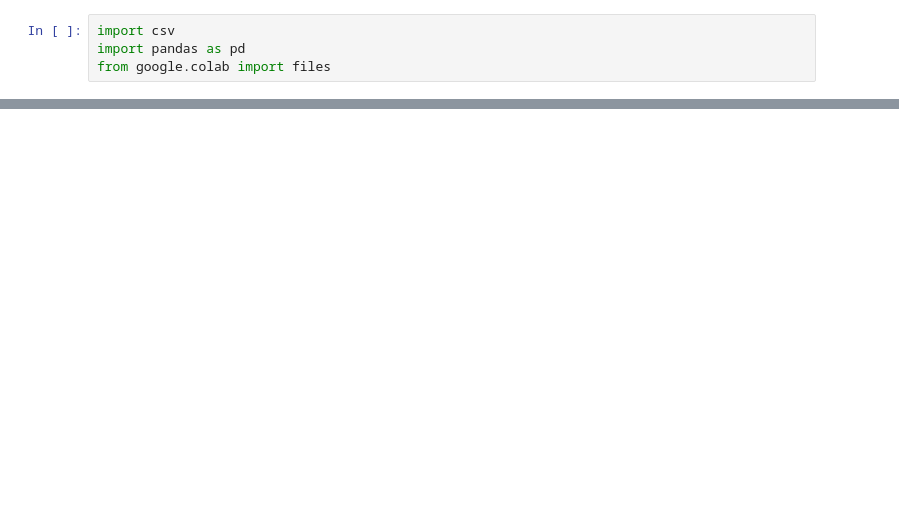
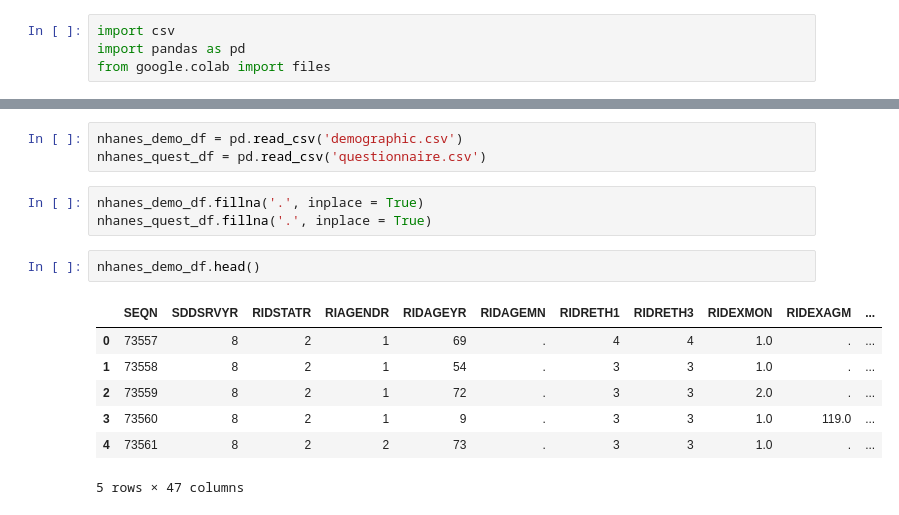
Before and after one commit to katharinebloeser/Assignment-Week-1, a Jupyter notebook: Project_4_Data_Cleaning.ipynb, the cells around one changed output, grey strips where cells are left out. Cells and saved outputs as stored; diff of their text form; blank space fills up the shorter version.

```diff
--- a/Project_4_Data_Cleaning.ipynb
+++ b/Project_4_Data_Cleaning.ipynb
@@ -12,0 +14,16 @@ Saving questionnaire.csv to questionnaire.csv
+# %%
+nhanes_demo_df = pd.read_csv('demographic.csv')
+nhanes_quest_df = pd.read_csv('questionnaire.csv')
+# %%
+nhanes_demo_df.fillna('.', inplace = True)
+nhanes_quest_df.fillna('.', inplace = True)
+# %%
+nhanes_demo_df.head()
+# %% [output]
+|  | SEQN | SDDSRVYR | RIDSTATR | RIAGENDR | RIDAGEYR | RIDAGEMN | RIDRETH1 | RIDRETH3 | RIDEXMON | RIDEXAGM | ... |
+| 0 | 73557 | 8 | 2 | 1 | 69 | . | 4 | 4 | 1.0 | . | ... |
+| 1 | 73558 | 8 | 2 | 1 | 54 | . | 3 | 3 | 1.0 | . | ... |
+| 2 | 73559 | 8 | 2 | 1 | 72 | . | 3 | 3 | 2.0 | . | ... |
+| 3 | 73560 | 8 | 2 | 1 | 9 | . | 3 | 3 | 1.0 | 119.0 | ... |
+| 4 | 73561 | 8 | 2 | 2 | 73 | . | 3 | 3 | 1.0 | . | ... |
+5 rows × 47 columns
```
Also changed, not shown: parts of 3 cells of this notebook.
